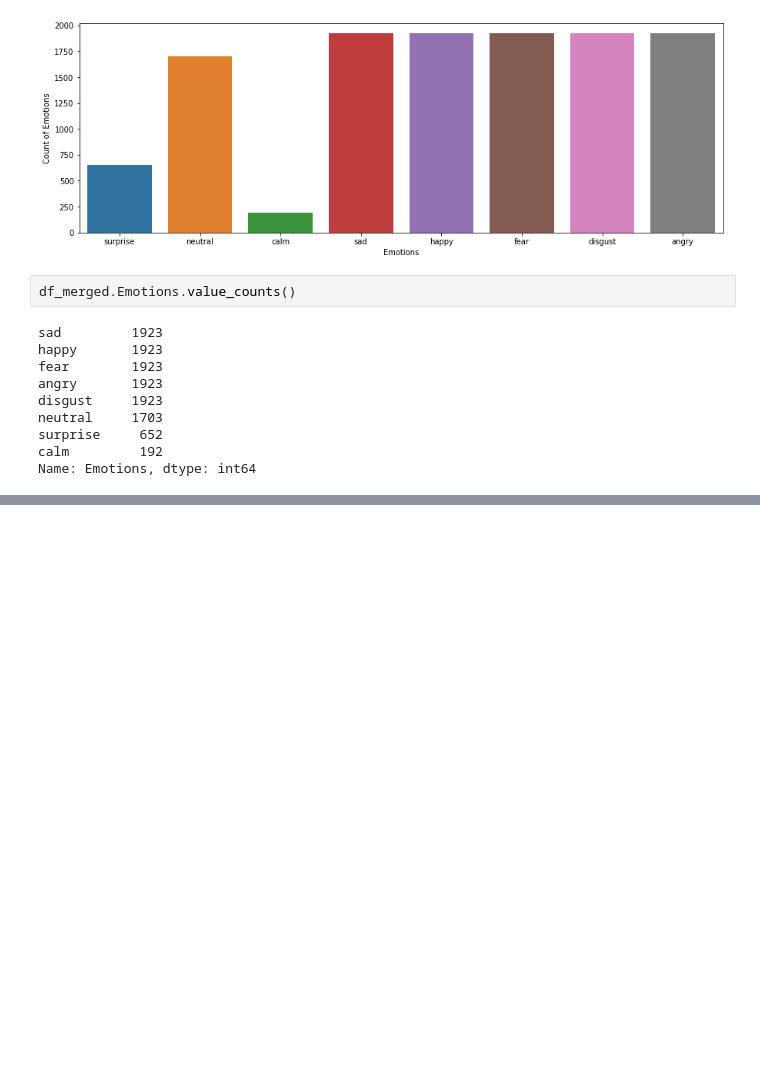
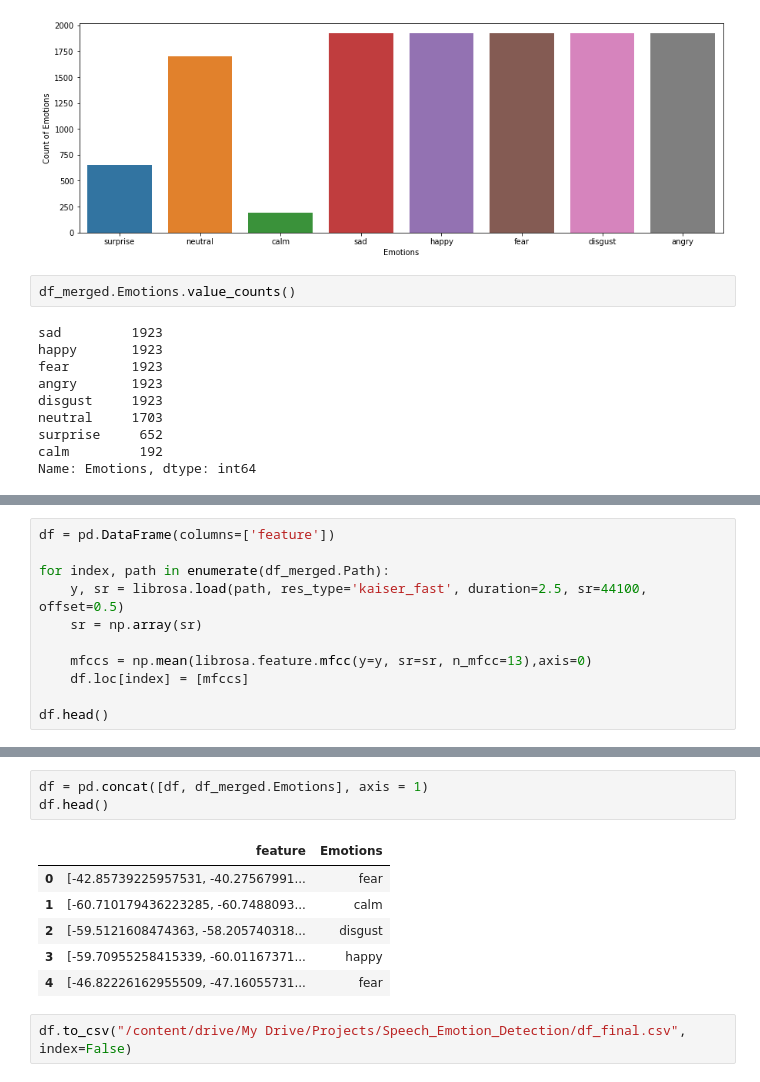
Before and after one commit to architGitHub/Speech-Emotion-Detection, a Jupyter notebook: Speech_Emotion_Detection.ipynb, the cells around one changed output, grey strips where cells are left out. Drawn from its saved outputs; the diff is of its cells as text; blank space fills up the shorter version.

Commit message:
Data preparation for training

```diff
--- a/Speech_Emotion_Detection.ipynb
+++ b/Speech_Emotion_Detection.ipynb
@@ -231,0 +234,11 @@ Name: Emotions, dtype: int64
+# %%
+df = pd.DataFrame(columns=['feature'])
+
+for index, path in enumerate(df_merged.Path):
+    y, sr = librosa.load(path, res_type='kaiser_fast', duration=2.5, sr=44100, offset=0.5)
+    sr = np.array(sr)
+
+    mfccs = np.mean(librosa.feature.mfcc(y=y, sr=sr, n_mfcc=13),axis=0)
+    df.loc[index] = [mfccs]
+
+df.head()
@@ -231,0 +252,12 @@ Name: Emotions, dtype: int64
+# %%
+df = pd.concat([df, df_merged.Emotions], axis = 1)
+df.head()
+# %% [output]
+|  | feature | Emotions |
+| 0 | [-42.85739225957531, -40.27567991... | fear |
+| 1 | [-60.710179436223285, -60.7488093... | calm |
+| 2 | [-59.5121608474363, -58.205740318... | disgust |
+| 3 | [-59.70955258415339, -60.01167371... | happy |
+| 4 | [-46.82226162955509, -47.16055731... | fear |
+# %%
+df.to_csv("/content/drive/My Drive/Projects/Speech_Emotion_Detection/df_final.csv", index=False)
```
Also changed, not shown: parts of 3 cells of this notebook.
